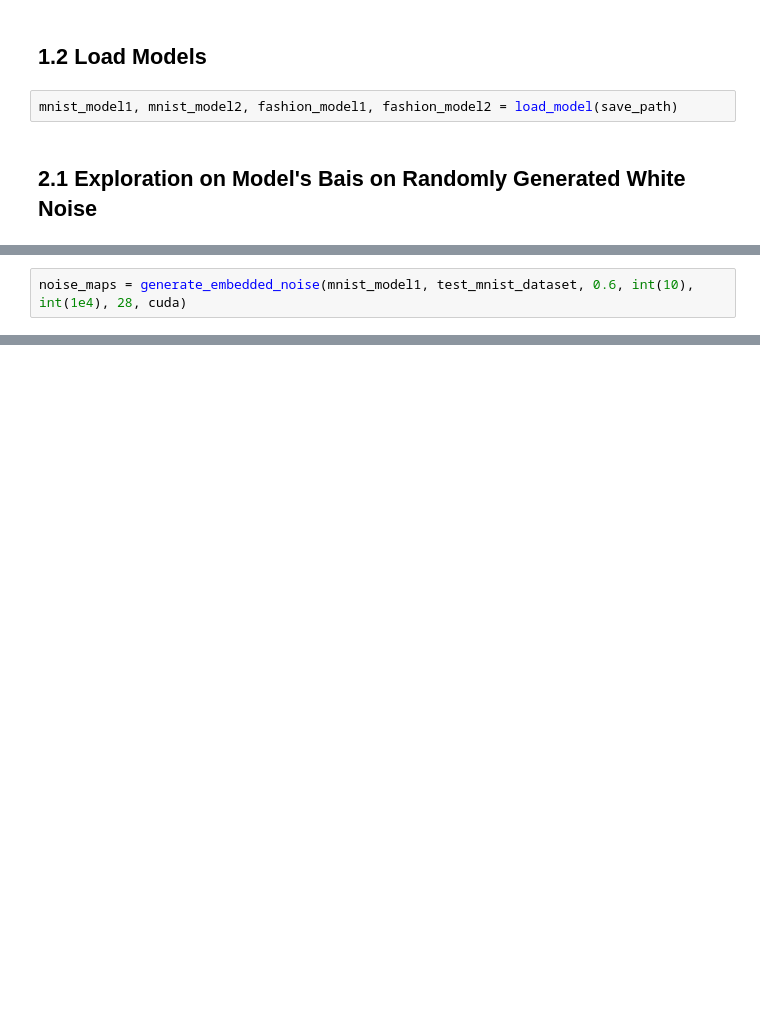
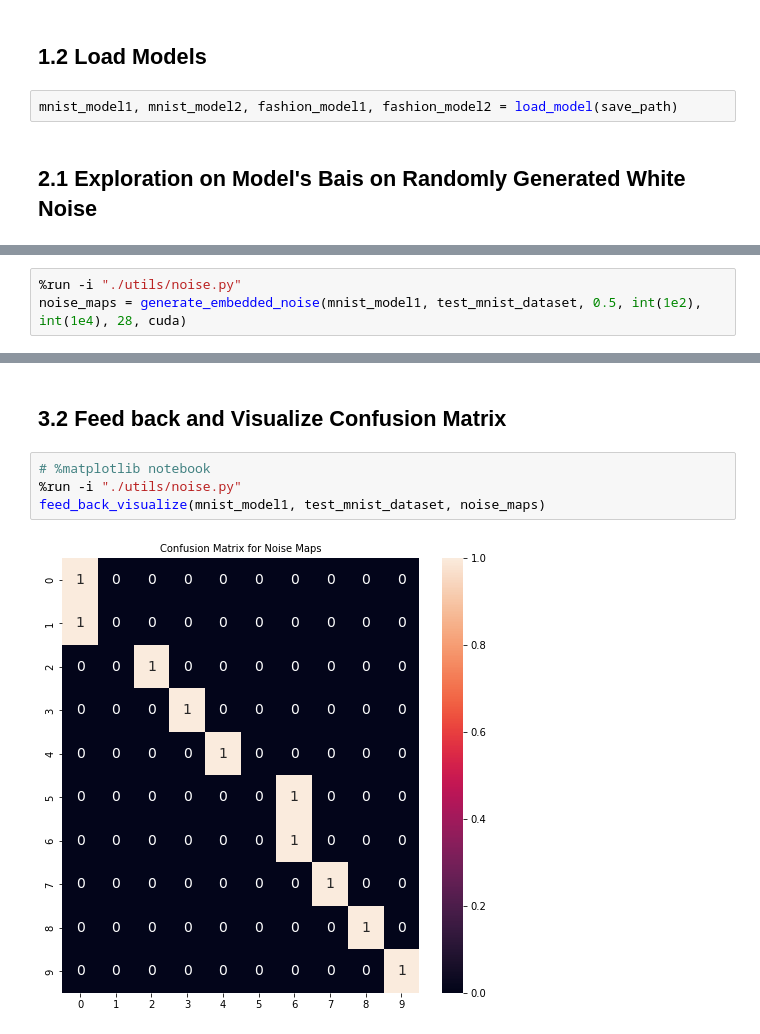
Before and after one commit to b349zhan/white_noise_analysis, a Jupyter notebook: main.ipynb, the cells around one changed output, grey strips where cells are left out. Cells and saved outputs as stored; diff of their text form; blank space fills up the shorter version.

```diff
--- a/main.ipynb
+++ b/main.ipynb
@@ -71,3 +67,4 @@ visualize_noise(noise)
 # %%
-noise_maps = generate_embedded_noise(mnist_model1, test_mnist_dataset, 0.6, int(10), int(1e4), 28, cuda)
+%run -i "./utils/noise.py"
+noise_maps = generate_embedded_noise(mnist_model1, test_mnist_dataset, 0.5, int(1e2), int(1e4), 28, cuda)
 # %%
@@ -78,0 +75,8 @@ visualize_noise(noise_maps, embedded=True)
+# %% [markdown]
+## 3.2 Feed back and Visualize Confusion Matrix
+# %%
+# %matplotlib notebook
+%run -i "./utils/noise.py"
+feed_back_visualize(mnist_model1, test_mnist_dataset, noise_maps)
+# %% [output]
+[figure, added]
```
Also changed, not shown: parts of 7 cells of this notebook, 2 other files.
